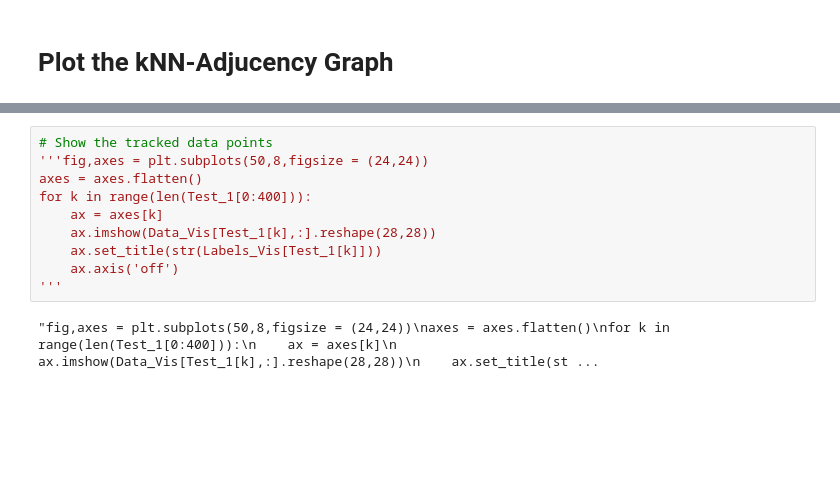
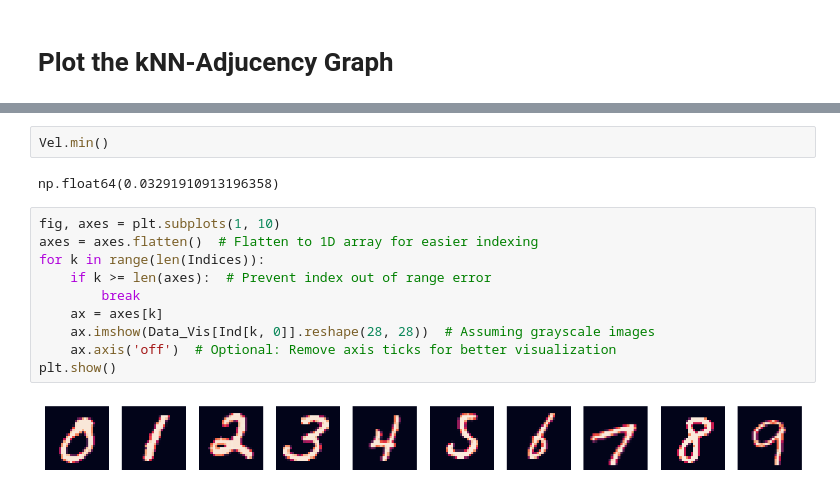
Before and after one commit to Dmitrij91/FM_Eikonal, a Jupyter notebook: Jupiter_Notebooks/Eikonal_Equation_Dataset_Visualization.ipynb, the cells around one changed output, grey strips where cells are left out. Cells and saved outputs as stored; diff of their text form; blank space fills up the shorter version.

```diff
--- a/Jupiter_Notebooks/Eikonal_Equation_Dataset_Visualization.ipynb
+++ b/Jupiter_Notebooks/Eikonal_Equation_Dataset_Visualization.ipynb
@@ -202,12 +248,16 @@ Computation finished in ___0.0689997673034668___seconds
+# %%
+Vel.min()
+# %% [output]
+np.float64(0.03291910913196358)
 # %%
-# Show the tracked data points
-'''fig,axes = plt.subplots(50,8,figsize = (24,24))
-axes = axes.flatten()
-for k in range(len(Test_1[0:400])):
+fig, axes = plt.subplots(1, 10)
+axes = axes.flatten()  # Flatten to 1D array for easier indexing
+for k in range(len(Indices)):
+    if k >= len(axes):  # Prevent index out of range error
+        break
     ax = axes[k]
-    ax.imshow(Data_Vis[Test_1[k],:].reshape(28,28))
-    ax.set_title(str(Labels_Vis[Test_1[k]]))
-    ax.axis('off')
-'''
+    ax.imshow(Data_Vis[Ind[k, 0]].reshape(28, 28))  # Assuming grayscale images
+    ax.axis('off')  # Optional: Remove axis ticks for better visualization
+plt.show()
 # %% [output]
-"fig,axes = plt.subplots(50,8,figsize = (24,24))\naxes = axes.flatten()\nfor k in range(len(Test_1[0:400])):\n    ax = axes[k]\n    ax.imshow(Data_Vis[Test_1[k],:].reshape(28,28))\n    ax.set_title(st ...
+[figure, added]
```
Also changed, not shown: parts of 22 cells of this notebook, 6 other files.
